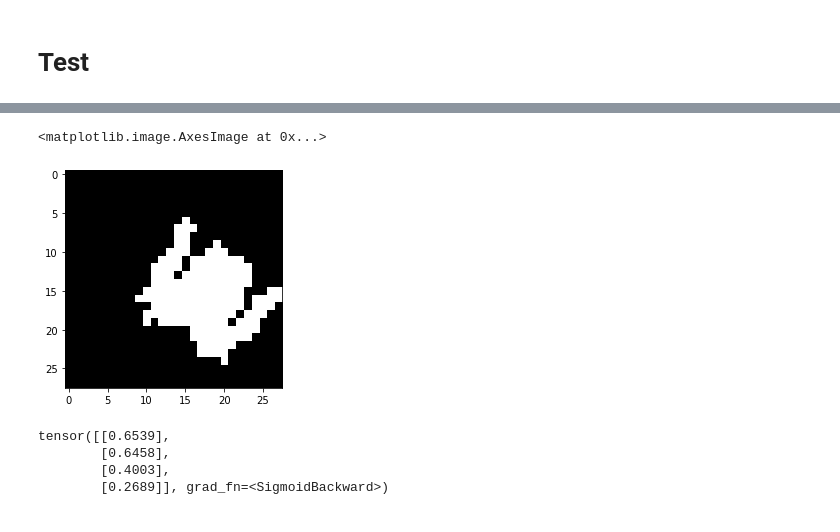
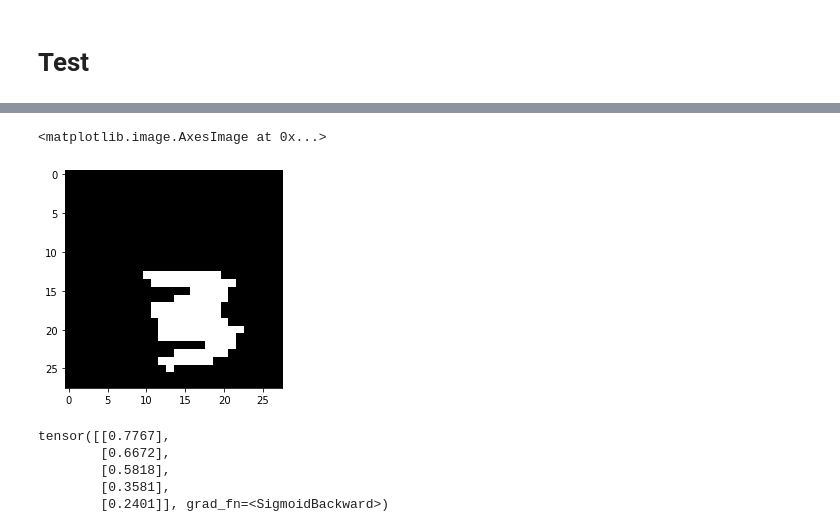
Before and after one commit to yizhouzhao/Tangram, a Jupyter notebook: python/Fold_Train.ipynb, the cells around one changed output, grey strips where cells are left out. Saved outputs shown, nothing was run; the diff lists cells and outputs as text; code cells hidden in the pictures.

```diff
--- a/python/Fold_Train.ipynb
+++ b/python/Fold_Train.ipynb
@@ -123,7 +123,7 @@ transforms = torchvision.transforms.Compose([
     torchvision.transforms.ToTensor(),
 ])
 # %%
-ci = ClothImages(f_path, transforms, revert=True)
+ci = ClothImages(f_path, transforms, revert=False)
 # %%
 ci[0].shape
 # %% [output]
@@ -488,15 +413,16 @@ torch.Size([1, 28, 28])
 # %%
-plt.imshow(ci[6][-1][0].data.numpy(), cmap="gray")
+plt.imshow(ci[6][0][0].data.numpy(), cmap="gray")
 # %% [output]
 <matplotlib.image.AxesImage at 0x...>
-[figure, old version]
+[figure, new version]
 # %%
-model2(ci[5])
+model2(ci[6])
 # %% [output]
-tensor([[0.6539],
-        [0.6458],
-        [0.4003],
-        [0.2689]], grad_fn=<SigmoidBackward>)
+tensor([[0.7767],
+        [0.6672],
+        [0.5818],
+        [0.3581],
+        [0.2401]], grad_fn=<SigmoidBackward>)
 # %%
 # cloth_name = "rectangle_small-01-01.png"
 
```
Also changed, not shown: parts of 21 cells of this notebook, 8 other files.
